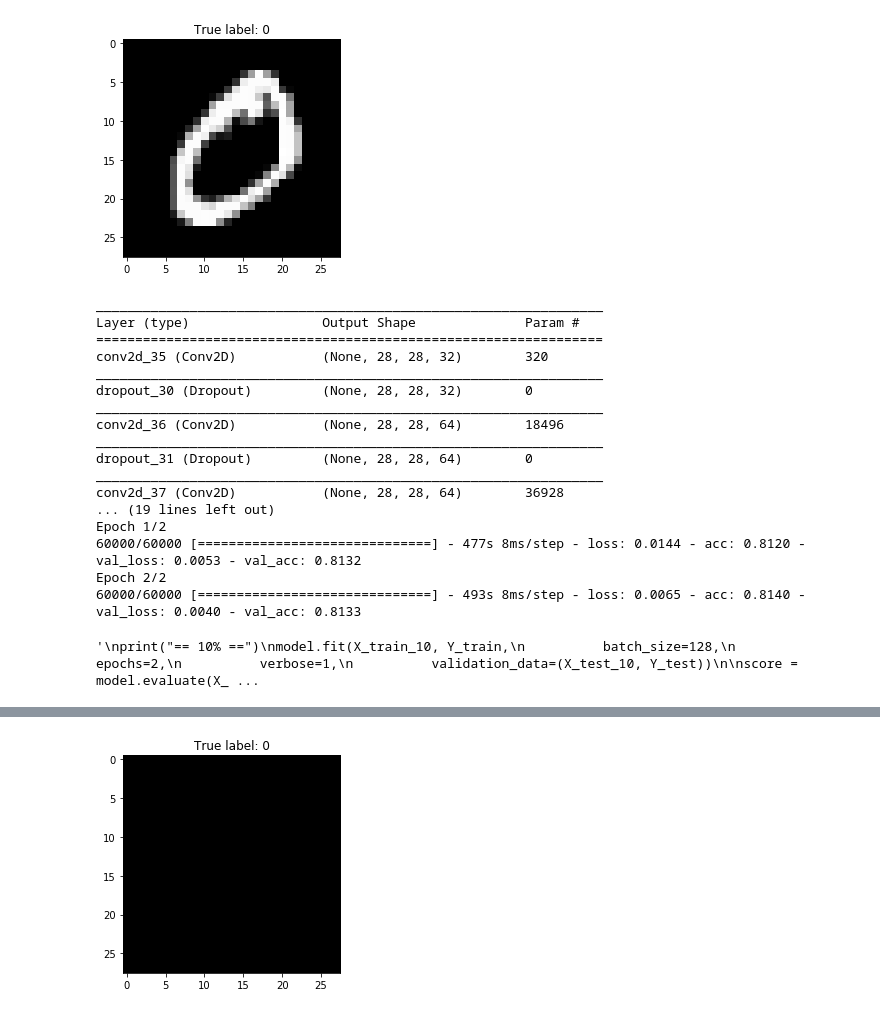
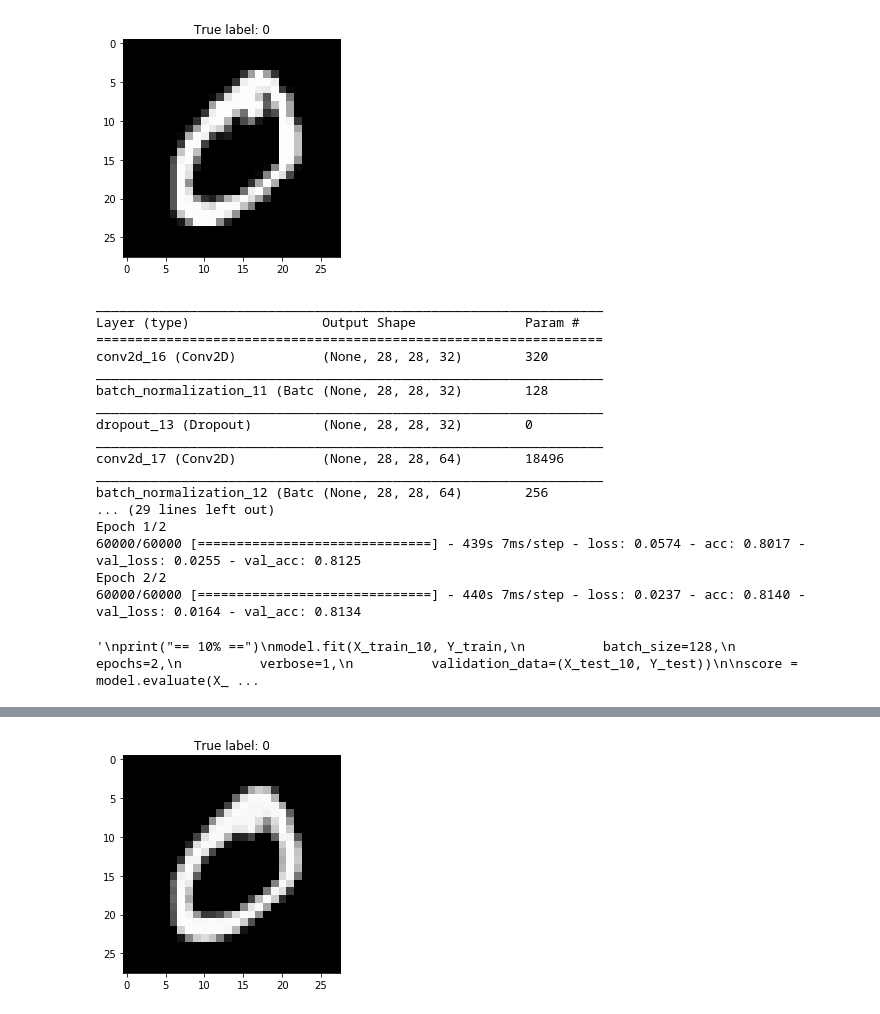
Before and after one commit to tomsan61065/DL, a Jupyter notebook: hw2/Question3.ipynb, the cells around one changed output, grey strips where cells are left out. Cells and saved outputs as stored; diff of their text form; code cells hidden in the pictures.

```diff
--- a/hw2/Question3.ipynb
+++ b/hw2/Question3.ipynb
@@ -153,20 +153,25 @@ model.add(Conv2D(32, kernel_size=(3, 3),
                  input_shape=(28, 28, 1),
                  padding="same"
                 ))
+model.add(BatchNormalization())
 model.add(Dropout(0.25))
 model.add(Conv2D(64, (3, 3), activation='relu', padding="same"))
+model.add(BatchNormalization())
 model.add(Dropout(0.25))
 model.add(Conv2D(64, (3, 3), activation='relu', padding="same"))
+model.add(BatchNormalization())
 model.add(Dropout(0.25))
 model.add(Conv2D(64, (3, 3), activation='relu', padding="same"))
+model.add(BatchNormalization())
 model.add(Dropout(0.25))
 model.add(Conv2D(64, (3, 3), activation='relu', padding="same"))
+model.add(BatchNormalization())
 model.add(Dropout(0.25))
 model.add(Conv2D(1, (3, 3), activation='relu', padding="same"))
 
 print(model.summary())
 
-model.compile(loss='mean_squared_error',
+model.compile(loss='mean_absolute_error',
               optimizer=Adam(),
               metrics=['accuracy'])
 
@@ -219,20 +224,20 @@ print('Test accuracy:', score[1])
 _________________________________________________________________
 Layer (type)                 Output Shape              Param #
 =================================================================
-conv2d_35 (Conv2D)           (None, 28, 28, 32)        320
+conv2d_16 (Conv2D)           (None, 28, 28, 32)        320
 _________________________________________________________________
-dropout_30 (Dropout)         (None, 28, 28, 32)        0
+batch_normalization_11 (Batc (None, 28, 28, 32)        128
 _________________________________________________________________
-conv2d_36 (Conv2D)           (None, 28, 28, 64)        18496
+dropout_13 (Dropout)         (None, 28, 28, 32)        0
 _________________________________________________________________
-dropout_31 (Dropout)         (None, 28, 28, 64)        0
+conv2d_17 (Conv2D)           (None, 28, 28, 64)        18496
 _________________________________________________________________
-conv2d_37 (Conv2D)           (None, 28, 28, 64)        36928
-... (19 lines left out)
+batch_normalization_12 (Batc (None, 28, 28, 64)        256
+... (29 lines left out)
 Epoch 1/2
-60000/60000 [==============================] - 477s 8ms/step - loss: 0.0144 - acc: 0.8120 - val_loss: 0.0053 - val_acc: 0.8132
+60000/60000 [==============================] - 439s 7ms/step - loss: 0.0574 - acc: 0.8017 - val_loss: 0.0255 - val_acc: 0.8125
 Epoch 2/2
-60000/60000 [==============================] - 493s 8ms/step - loss: 0.0065 - acc: 0.8140 - val_loss: 0.0040 - val_acc: 0.8133
+60000/60000 [==============================] - 440s 7ms/step - loss: 0.0237 - acc: 0.8140 - val_loss: 0.0164 - val_acc: 0.8134
 '\nprint("== 10% ==")\nmodel.fit(X_train_10, Y_train,\n          batch_size=128,\n          epochs=2,\n          verbose=1,\n          validation_data=(X_test_10, Y_test))\n\nscore = model.evaluate(X_ ...
 # %%
 print("== Noise remove accuracy ==")
@@ -243,8 +248,11 @@ score = model.evaluate(X_test_40, X_test, verbose=0)
 print('Test loss:', score[0])
 print('Test accuracy:', score[1])
 
-
+X_train_10_removeNoise = model.predict(X_train_10)
+X_train_20_removeNoise = model.predict(X_train_20)
 X_train_40_removeNoise = model.predict(X_train_40)
+X_test_10_removeNoise = model.predict(X_test_10)
+X_test_20_removeNoise = model.predict(X_test_20)
 X_test_40_removeNoise = model.predict(X_test_40)
 
 
@@ -263,4 +272,4 @@ Test accuracy: 0.8072424739837647
-[figure, old version]
+[figure, new version]
 # %%
 # create the CNN model
 model2 = Sequential()
```
Also changed, not shown: parts of 4 cells of this notebook.
